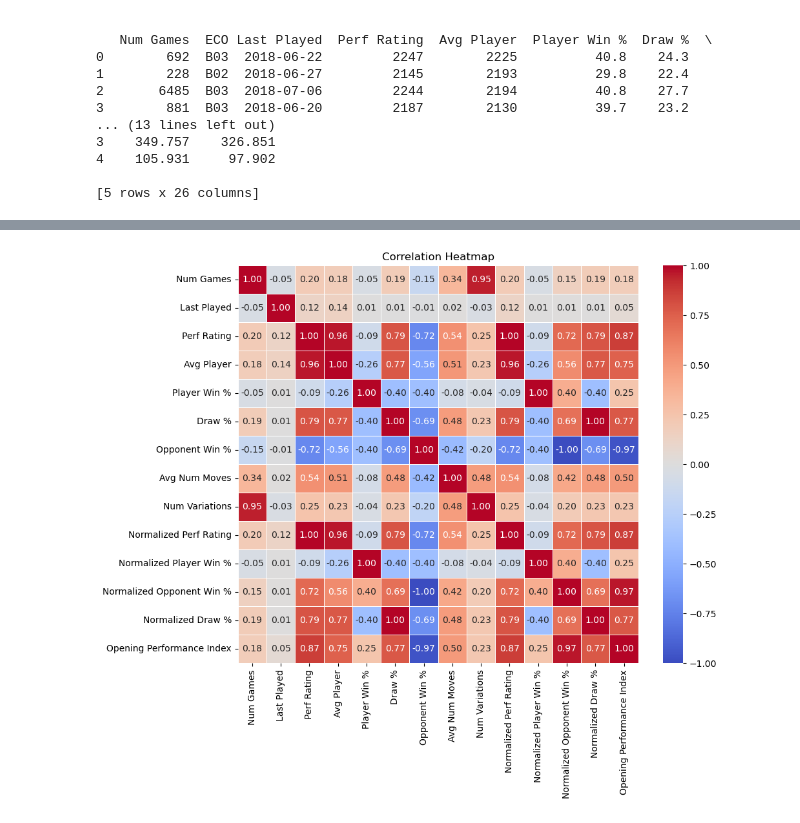
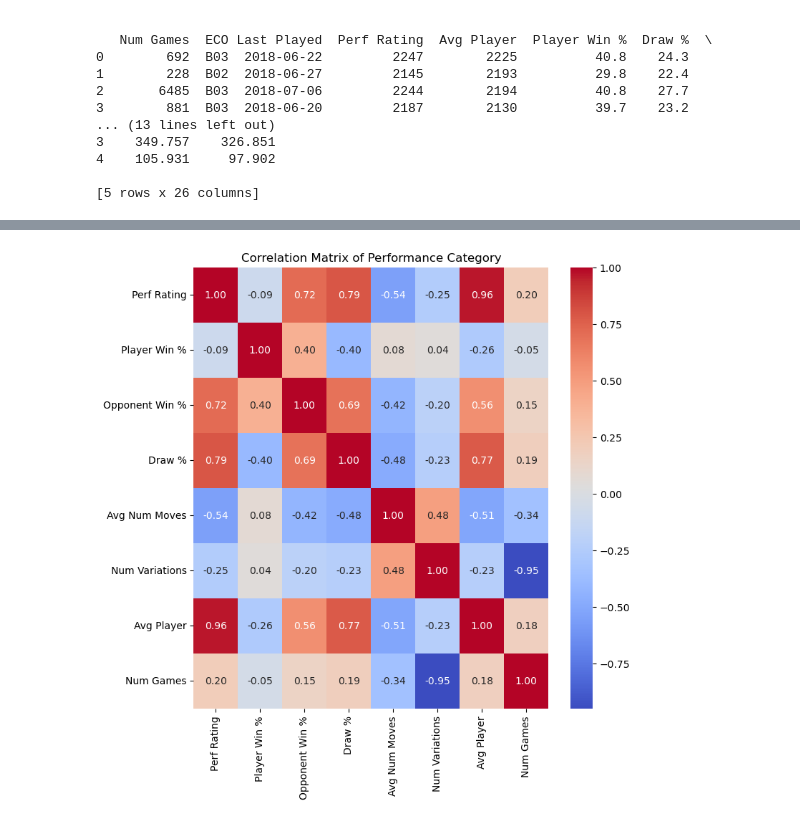
Before and after one commit to alexandredesbos/DAV-CA1, a Jupyter notebook: main.ipynb, the cells around one changed output, grey strips where cells are left out. Saved outputs shown, nothing was run; the diff lists cells and outputs as text; code cells hidden in the pictures.

Commit message:
aggregate and scatterplot

```diff
--- a/main.ipynb
+++ b/main.ipynb
@@ -190,19 +216,19 @@ print(data.sample(5))
 # %%
 # scatter plot on the variables from the performance category
 
 import seaborn as sns
 import matplotlib.pyplot as plt
 
-# Exclude non-numeric columns from the correlation matrix
-numeric_data = data.select_dtypes(include=['float64', 'int64'])
+# Select the normalized columns
+normalizes_data = data[['Perf Rating', 'Player Win %', 'Opponent Win %', 'Draw %', 'Avg Num Moves', 'Num Variations', 'Avg Player', 'Num Games']]
 
 # Calculate the correlation matrix
-corr_matrix = numeric_data.corr()
+corr_matrix = normalizes_data.corr()
 
 # Plot the heatmap
-plt.figure(figsize=(10, 8))
-sns.heatmap(corr_matrix, annot=True, cmap='coolwarm', fmt=".2f", linewidths=0.5)
-plt.title('Correlation Heatmap')
+plt.figure(figsize=(8,8))
+sns.heatmap(corr_matrix, annot=True, cmap='coolwarm', fmt=".2f")
+plt.title('Correlation Matrix of Performance Category')
 plt.show()
 # %% [output]
-[figure, old version]
+[figure, new version]
```
Also changed, not shown: parts of 17 cells of this notebook, 2 other files.
